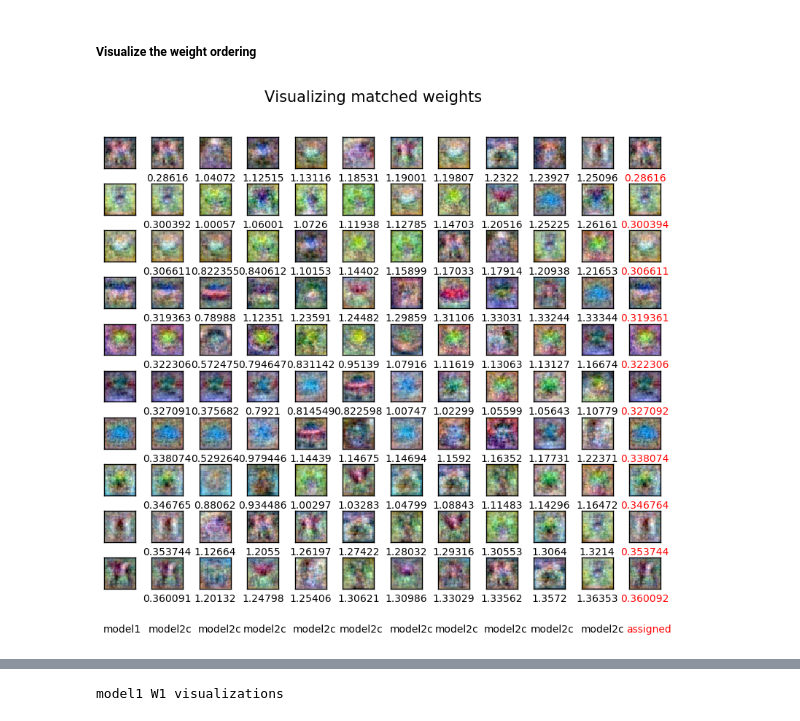
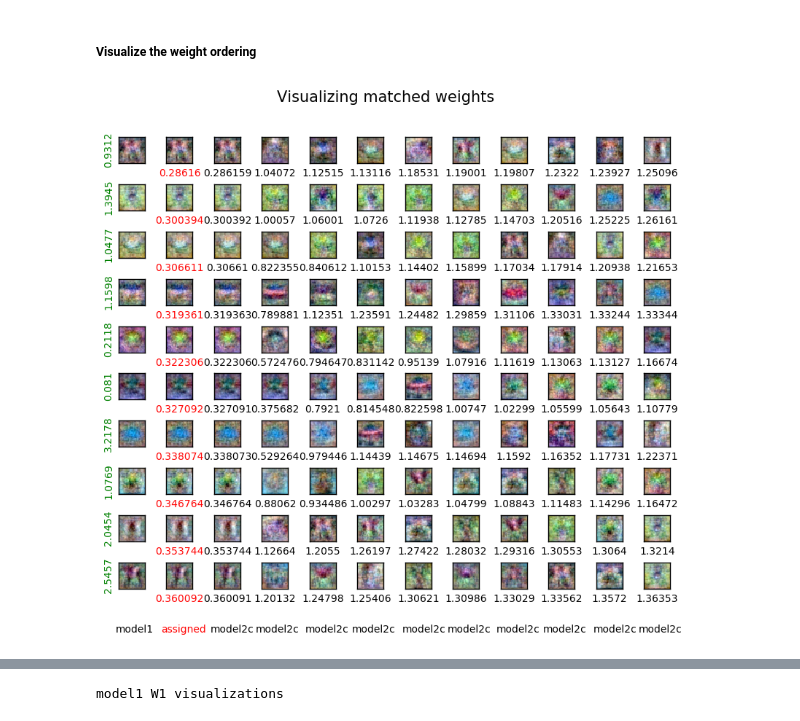
Before and after one commit to LousyLory/Canonical_Nets, a Jupyter notebook: canonical_Nets.ipynb, the cells around one changed output, grey strips where cells are left out. Drawn from its saved outputs; the diff is of its cells as text; code cells hidden in the pictures.

Commit message:
new visualizations

```diff
--- a/canonical_Nets.ipynb
+++ b/canonical_Nets.ipynb
@@ -880,7 +884,7 @@ Validation set accuracy for created model:  0.486
 # %%
 import pickle
 
-name = '/srv/caffe/archan/models/' + str(6) + '.pkl'
+name = 'models/' + str(6) + '.pkl'
 with open(name, 'rb') as input:
     model1 = pickle.load(input)
     model2 = pickle.load(input)
@@ -1115,6 +1120,8 @@ name = 'matched weights visualization 1'
 ext = '.png'
 W11 = np.copy(model1q.params['W1'])
 W11 = W11.reshape(3, 32, 32, -1).transpose(3, 1, 2, 0)
+
+W21 = np.copy(model1q.params['W2'])
 
 W12 = np.copy(model2p.params['W1'])
 W12 = W12.reshape(3, 32, 32, -1).transpose(3, 1, 2, 0)
@@ -1127,45 +1134,47 @@ for i in order[0:10]:
     ax1 = fig.add_subplot(10, 12, count)
     low, high = np.min(W11[i,:,:,:]), np.max(W11[i,:,:,:])
     W11[i,:,:,:] = 255.0 * (W11[i,:,:,:] - low) / (high - low)
     ax1.imshow(W11[i,:,:,:].astype('uint8'))
     ax1.tick_params(axis='both',which='both', bottom='off', top='off',
                     labelbottom='off', right='off', left='off', labelleft='off')
+
+    ax1.set_ylabel(str(round(np.linalg.norm(W21[i,:]), 4)), color='green')
+
+    count = count+1
+    ax2 = fig.add_subplot(10, 12, count)
+    low, high = np.min(W12[i,:,:,:]), np.max(W12[i,:,:,:])
+    W12[i,:,:,:] = 255.0 * (W12[i,:,:,:] - low) / (high - low)
+    ax2.imshow(W12[i,:,:,:].astype('uint8'))
+    ax2.tick_params(axis='both',which='both', bottom='off', top='off',
+                    labelbottom='off', right='off', left='off', labelleft='off')
+    ax2.set_xlabel(str(dist[i]), color='red')
+
     for j in range(10):
         ax2 = fig.add_subplot(10, 12, count+1)
         low, high = np.min(W12[indices[j,i],:,:,:]), np.max(W12[indices[j,i],:,:,:])
         W12[indices[j,i],:,:,:] = 255.0 * (W12[indices[j,i],:,:,:] - low) / (high - low)
         ax2.imshow(W12[indices[j,i],:,:,:].astype('uint8'))
         ax2.tick_params(axis='both',which='both', bottom='off', top='off',
                         labelbottom='off', right='off', left='off', labelleft='off')
         ax2.set_xlabel(str(distMat[indices[j,i],i]))
         count = count+1
-    count = count + 2
+    count = count + 1
 
-count = 12
-for i in order[0:10]:
-    ax2 = fig.add_subplot(10, 12, count)
-    low, high = np.min(W12[i,:,:,:]), np.max(W12[i,:,:,:])
-    W12[i,:,:,:] = 255.0 * (W12[i,:,:,:] - low) / (high - low)
-    ax2.imshow(W12[i,:,:,:].astype('uint8'))
-    ax2.tick_params(axis='both',which='both', bottom='off', top='off',
-                    labelbottom='off', right='off', left='off', labelleft='off')
-    ax2.set_xlabel(str(dist[i]), color='red')
-    count = count+12
 #plt.draw()
 fig.text(0.13, 0.05, 'model1')
-fig.text(0.192, 0.05, 'model2c')
+fig.text(0.192, 0.05, 'assigned', color='red')
 fig.text(0.260, 0.05, 'model2c')
 fig.text(0.322, 0.05, 'model2c')
 fig.text(0.390, 0.05, 'model2c')
 fig.text(0.454, 0.05, 'model2c')
 fig.text(0.523, 0.05, 'model2c')
 fig.text(0.585, 0.05, 'model2c')
 fig.text(0.652, 0.05, 'model2c')
 fig.text(0.716, 0.05, 'model2c')
 fig.text(0.785, 0.05, 'model2c')
-fig.text(0.847, 0.05, 'assigned', color='red')
-fig.subplots_adjust(hspace=0.5)
+fig.text(0.847, 0.05, 'model2c')
+fig.subplots_adjust(hspace=0.8)
 plt.show()
 fig.savefig(name+ext, dpi=400)
 # %% [output]
-[figure, old version]
+[figure, new version]
```
Also changed, not shown: parts of 5 cells of this notebook, 27 other files.
